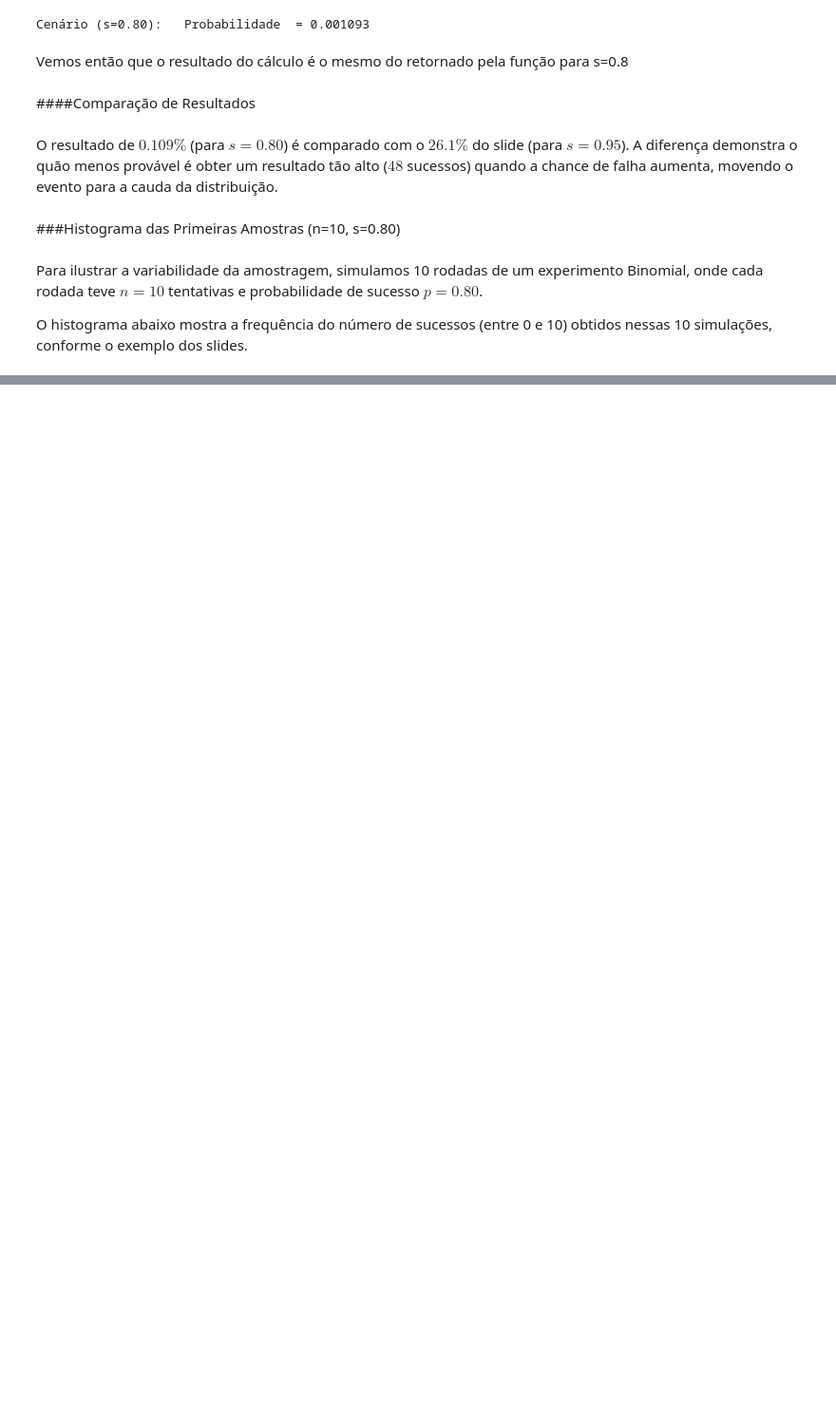
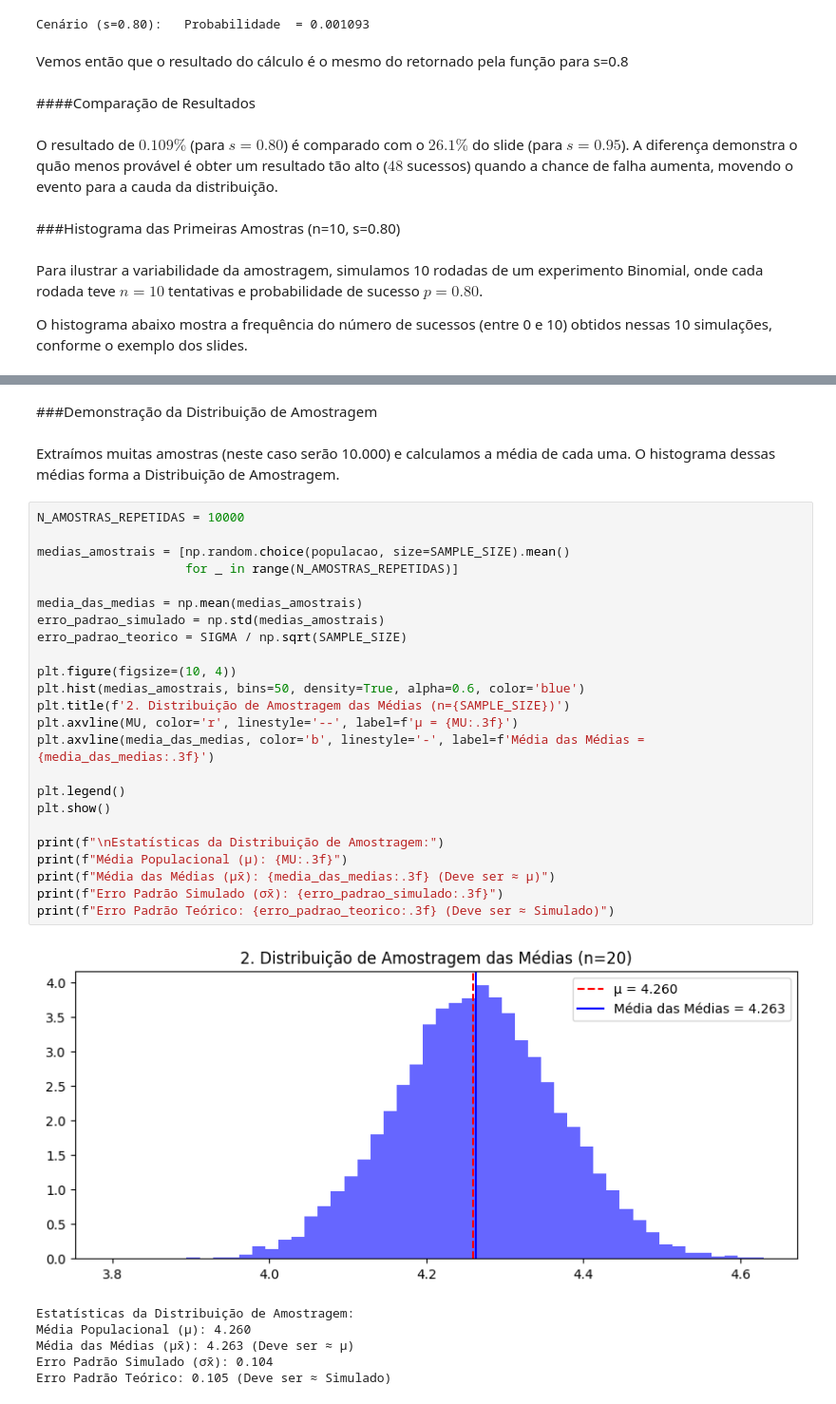
Before and after one commit to KevinWashington/SILLM_Atividade_1, a Jupyter notebook: Atividade_1_Zscore_Binomial.ipynb, the cells around one changed output, grey strips where cells are left out. Shown at 95% size. Cells and saved outputs as stored; diff of their text form; blank space fills up the shorter version.

```diff
--- a/Atividade_1_Zscore_Binomial.ipynb
+++ b/Atividade_1_Zscore_Binomial.ipynb
@@ -287,0 +337,35 @@ Resultados das 10 Amostras (n=10, s=0.95): [10 10 10 10  8 10 10 10  9 10]
+# %% [markdown]
+###Demonstração da Distribuição de Amostragem
+# %% [markdown]
+Extraímos muitas amostras (neste caso serão 10.000) e calculamos a média de cada uma. O histograma dessas médias forma a Distribuição de Amostragem.
+# %%
+N_AMOSTRAS_REPETIDAS = 10000
+
+medias_amostrais = [np.random.choice(populacao, size=SAMPLE_SIZE).mean()
+                    for _ in range(N_AMOSTRAS_REPETIDAS)]
+
+media_das_medias = np.mean(medias_amostrais)
+erro_padrao_simulado = np.std(medias_amostrais)
+erro_padrao_teorico = SIGMA / np.sqrt(SAMPLE_SIZE)
+
+plt.figure(figsize=(10, 4))
+plt.hist(medias_amostrais, bins=50, density=True, alpha=0.6, color='blue')
+plt.title(f'2. Distribuição de Amostragem das Médias (n={SAMPLE_SIZE})')
+plt.axvline(MU, color='r', linestyle='--', label=f'μ = {MU:.3f}')
+plt.axvline(media_das_medias, color='b', linestyle='-', label=f'Média das Médias = {media_das_medias:.3f}')
+
+plt.legend()
+plt.show()
+
+print(f"\nEstatísticas da Distribuição de Amostragem:")
+print(f"Média Populacional (μ): {MU:.3f}")
+print(f"Média das Médias (μx̄): {media_das_medias:.3f} (Deve ser ≈ μ)")
+print(f"Erro Padrão Simulado (σx̄): {erro_padrao_simulado:.3f}")
+print(f"Erro Padrão Teórico: {erro_padrao_teorico:.3f} (Deve ser ≈ Simulado)")
+# %% [output]
+[figure, added]
+Estatísticas da Distribuição de Amostragem:
+Média Populacional (μ): 4.260
+Média das Médias (μx̄): 4.263 (Deve ser ≈ μ)
+Erro Padrão Simulado (σx̄): 0.104
+Erro Padrão Teórico: 0.105 (Deve ser ≈ Simulado)
```
Also changed, not shown: parts of 27 cells of this notebook.
